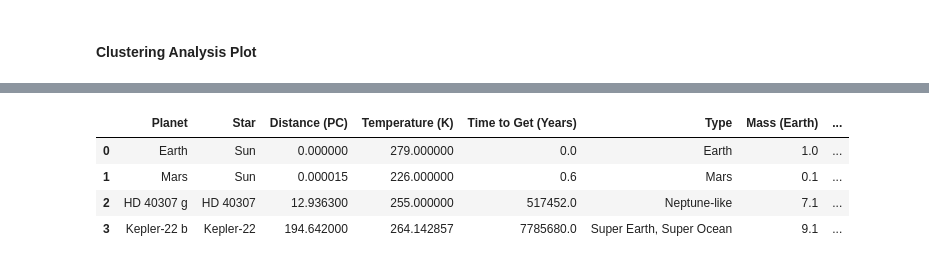
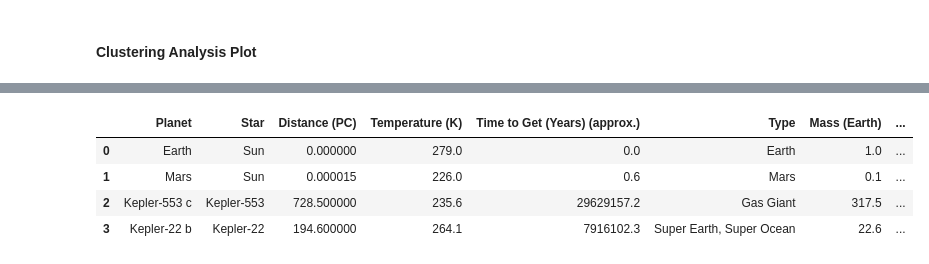
Before and after one commit to ztsv-av/mads_data_visualization, a Jupyter notebook: product.ipynb, the cells around one changed output, grey strips where cells are left out. Cells and saved outputs as stored; diff of their text form; code cells hidden in the pictures.

```diff
--- a/product.ipynb
+++ b/product.ipynb
@@ -818,20 +925,52 @@ plt.show()
-# %%
-habitable_close = pd.concat([
-    earth[['pl_name', 'hostname', 'sy_dist', 'pl_eqt']],
-    mars[['pl_name', 'hostname', 'sy_dist', 'pl_eqt']],
-    habitable_exo_dist.loc[[habitable_exo_dist['sy_dist'].idxmin()]],
-    habitable_exo_dist[habitable_exo_dist['pl_name']=='Kepler-22 b']
-]).reset_index().drop(columns=['index'])
-habitable_close = habitable_close.rename(columns={'pl_name': 'Planet', 'hostname': 'Star', 'sy_dist': 'Distance (PC)', 'pl_eqt': 'Temperature (K)'})
-habitable_close['Time to Get (Years) (approx.)'] = [0, 0.6, 517452, 7785680]
-habitable_close['Type'] = ['Earth', 'Mars', 'Neptune-like', 'Super Earth, Super Ocean']
-habitable_close['Mass (Earth)'] = [1, 0.1, 7.1, 9.1]
-habitable_close['Radius (Earth)'] = [1, 0.5, 2.6, 2.1]
-habitable_close['Orbital Period (days)'] = [365, 687, 197.8, 289.9]
-habitable_close
-# %% [output]
-|  | Planet | Star | Distance (PC) | Temperature (K) | Time to Get (Years) | Type | Mass (Earth) | ... |
-| 0 | Earth | Sun | 0.000000 | 279.000000 | 0.0 | Earth | 1.0 | ... |
-| 1 | Mars | Sun | 0.000015 | 226.000000 | 0.6 | Mars | 0.1 | ... |
-| 2 | HD 40307 g | HD 40307 | 12.936300 | 255.000000 | 517452.0 | Neptune-like | 7.1 | ... |
-| 3 | Kepler-22 b | Kepler-22 | 194.642000 | 264.142857 | 7785680.0 | Super Earth, Super Ocean | 9.1 | ... |
+# %%
+# define data for the table
+habitable_close = pd.concat([
+    earth[['pl_name', 'hostname', 'sy_dist', 'pl_eqt']],
+    mars[['pl_name', 'hostname', 'sy_dist', 'pl_eqt']],
+    habitable_exo_dist[habitable_exo_dist['pl_name']=='Kepler-553 c'],
+    habitable_exo_dist[habitable_exo_dist['pl_name']=='Kepler-22 b']
+]).reset_index().drop(columns=['index'])
+
+# rename columns
+habitable_close = habitable_close.rename(columns={'pl_name': 'Planet', 'hostname': 'Star', 'sy_dist': 'Distance (PC)', 'pl_eqt': 'Temperature (K)'})
+
+# add some more data to the table
+habitable_close['Time to Get (Years) (approx.)'] = [
+    0,
+    0.6,
+    round(exoplanets[exoplanets['pl_name']=='Kepler-553 c']['sy_dist'].values[0]*0.6/mars['sy_dist'].values[0],1),
+    round(exoplanets[exoplanets['pl_name']=='Kepler-22 b']['sy_dist'].values[0]*0.6/mars['sy_dist'].values[0],1)
+]
+habitable_close['Type'] = [
+    'Earth',
+    'Mars',
+    'Gas Giant', # data taken from: https://exoplanets.nasa.gov/exoplanet-catalog/6009/kepler-553-c/
+    'Super Earth, Super Ocean' # data taken from: https://exoplanets.nasa.gov/exoplanet-catalog/1599/kepler-22b/
+]
+habitable_close['Mass (Earth)'] = [
+    earth['pl_masse'].values[0],
+    mars['pl_masse'].values[0],
+    317.5, # data taken from: https://exoplanets.nasa.gov/exoplanet-catalog/6009/kepler-553-c/
+    exoplanets[exoplanets['pl_name']=='Kepler-22 b']['pl_masse'].values[0]
+]
+habitable_close['Radius (Earth)'] = [
+    earth['pl_rade'].values[0],
+    mars['pl_rade'].values[0],
+    exoplanets[exoplanets['pl_name']=='Kepler-553 c']['pl_rade'].values[0],
+    exoplanets[exoplanets['pl_name']=='Kepler-22 b']['pl_rade'].values[0]
+]
+habitable_close['Orbital Period (days)'] = [
+    earth['pl_orbper'].values[0],
+    mars['pl_orbper'].values[0],
+    exoplanets[exoplanets['pl_name']=='Kepler-553 c']['pl_orbper'].values[0],
+    exoplanets[exoplanets['pl_name']=='Kepler-22 b']['pl_orbper'].values[0]
+]
+habitable_close = habitable_close.round(1)
+habitable_close.loc[habitable_close['Planet'] == 'Mars', 'Distance (PC)'] = mars['sy_dist'].values[0]
+habitable_close
+# %% [output]
+|  | Planet | Star | Distance (PC) | Temperature (K) | Time to Get (Years) (approx.) | Type | Mass (Earth) | ... |
+| 0 | Earth | Sun | 0.000000 | 279.0 | 0.0 | Earth | 1.0 | ... |
+| 1 | Mars | Sun | 0.000015 | 226.0 | 0.6 | Mars | 0.1 | ... |
+| 2 | Kepler-553 c | Kepler-553 | 728.500000 | 235.6 | 29629157.2 | Gas Giant | 317.5 | ... |
+| 3 | Kepler-22 b | Kepler-22 | 194.600000 | 264.1 | 7916102.3 | Super Earth, Super Ocean | 22.6 | ... |
```
Also changed, not shown: parts of 17 cells of this notebook.
